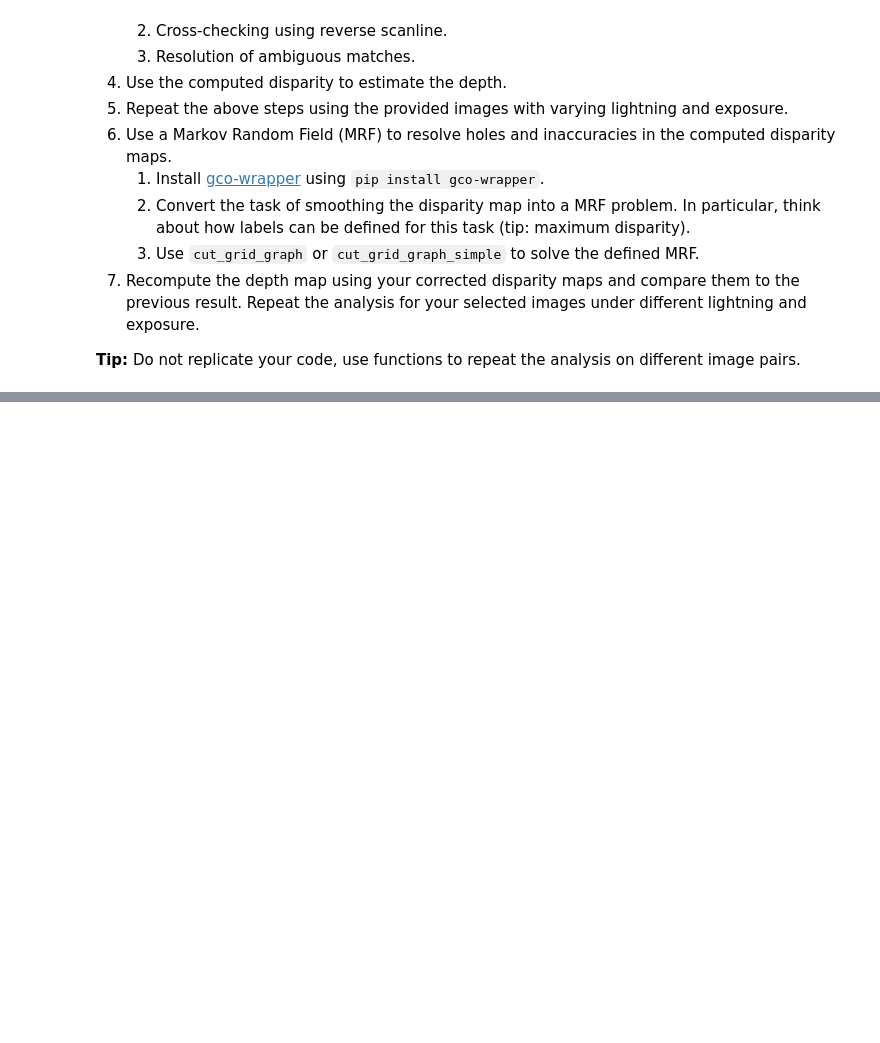
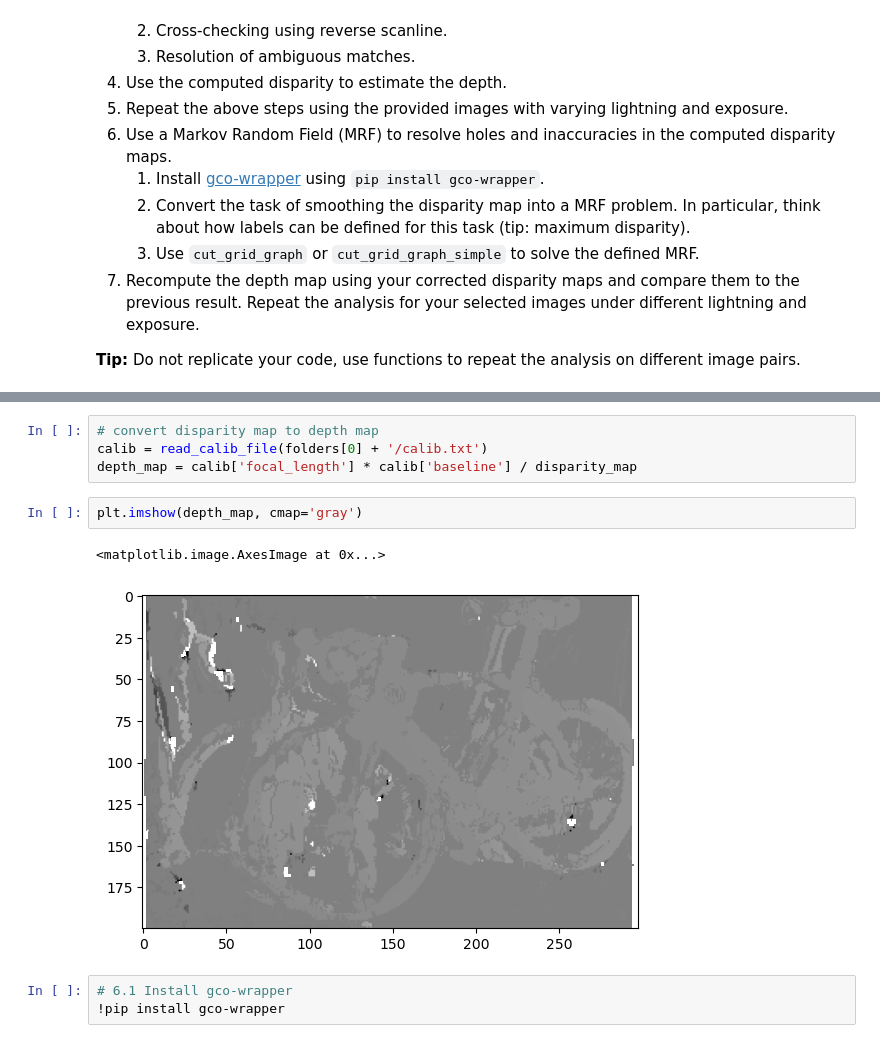
Before and after one commit to SAutum/ai-ds, a Jupyter notebook: cv/hongli/project3/project3.ipynb, the cells around one changed output, grey strips where cells are left out. Saved outputs shown, nothing was run; the diff lists cells and outputs as text; blank space fills up the shorter version.

```diff
--- a/cv/hongli/project3/project3.ipynb
+++ b/cv/hongli/project3/project3.ipynb
@@ -29,0 +166,12 @@ __Tip:__ Do not replicate your code, use functions to repeat the analysis on dif
+# %%
+# convert disparity map to depth map
+calib = read_calib_file(folders[0] + '/calib.txt')
+depth_map = calib['focal_length'] * calib['baseline'] / disparity_map
+# %%
+plt.imshow(depth_map, cmap='gray')
+# %% [output]
+<matplotlib.image.AxesImage at 0x...>
+[figure, added]
+# %%
+# 6.1 Install gco-wrapper
+!pip install gco-wrapper
```
Also changed, not shown: parts of 6 cells of this notebook, 15 other files.
